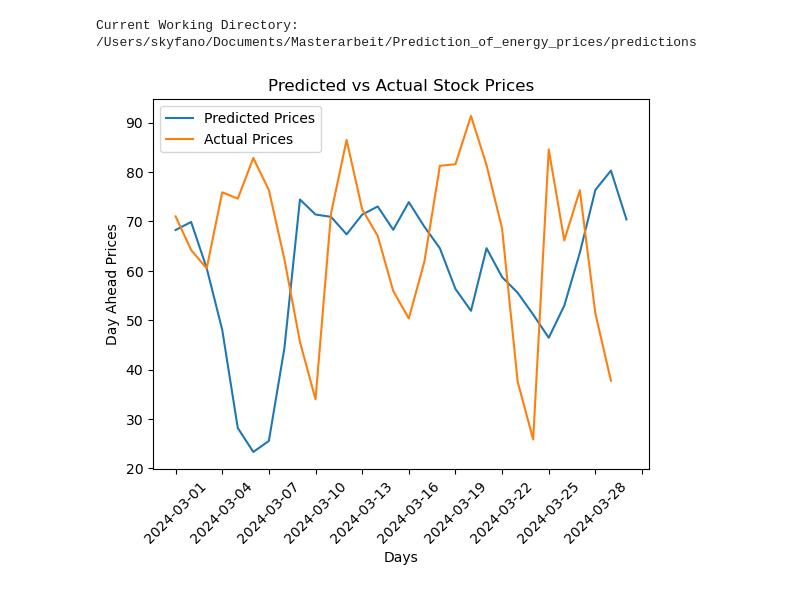
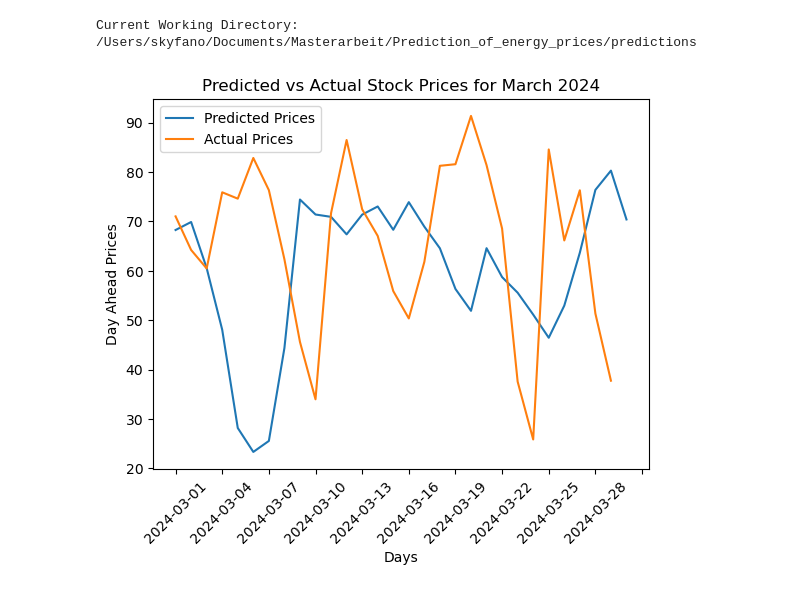
Before and after one commit to stefgr1/Prediction_of_energy_prices, a Jupyter notebook: predictions/linear_regression_2.ipynb, the cells around one changed output. Saved outputs shown, nothing was run; the diff lists cells and outputs as text; code cells hidden in the pictures.

```diff
--- a/predictions/linear_regression_2.ipynb
+++ b/predictions/linear_regression_2.ipynb
@@ -268,14 +312,14 @@ y_future_df = pd.DataFrame(y_future, columns=['Predicted Prices'])
 # %%
 # compare stock_data prices with the predicted prices for the 30 days
 plt.plot(y_future_df, label='Predicted Prices')
 plt.plot(stock_data['Day Ahead Auktion (arithmetisch)'], label='Actual Prices')
 plt.xlabel('Days')
 plt.ylabel('Day Ahead Prices')
-plt.title('Predicted vs Actual Stock Prices')
+plt.title('Predicted vs Actual Stock Prices for March 2024')
 # Show only the months in the date column
 plt.gca().xaxis.set_major_locator(plt.MaxNLocator(12))
 plt.xticks(rotation=45)
 plt.legend()
 plt.show()
 # %% [output]
-[figure, old version]
+[figure, new version]
```
Also changed, not shown: parts of 7 cells of this notebook, 33 other files.
